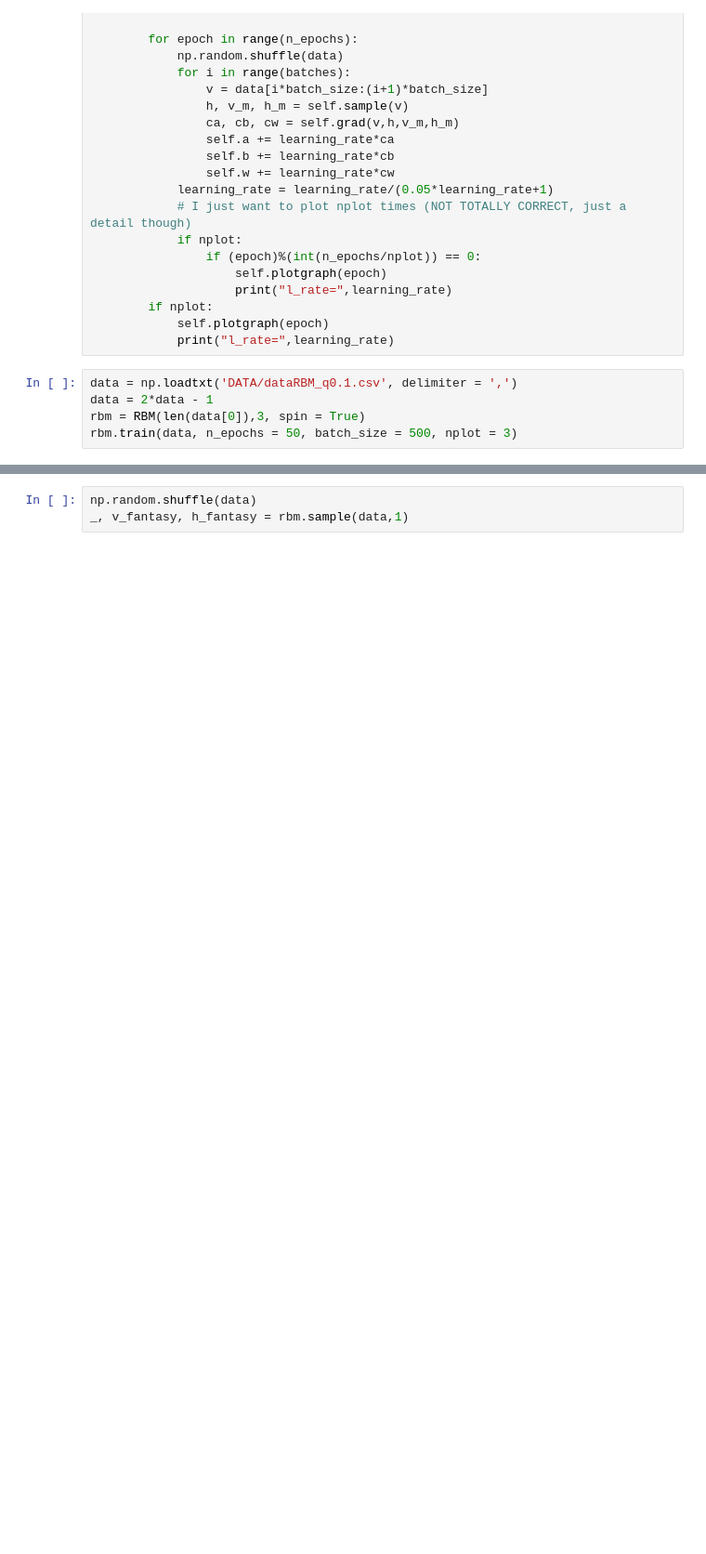
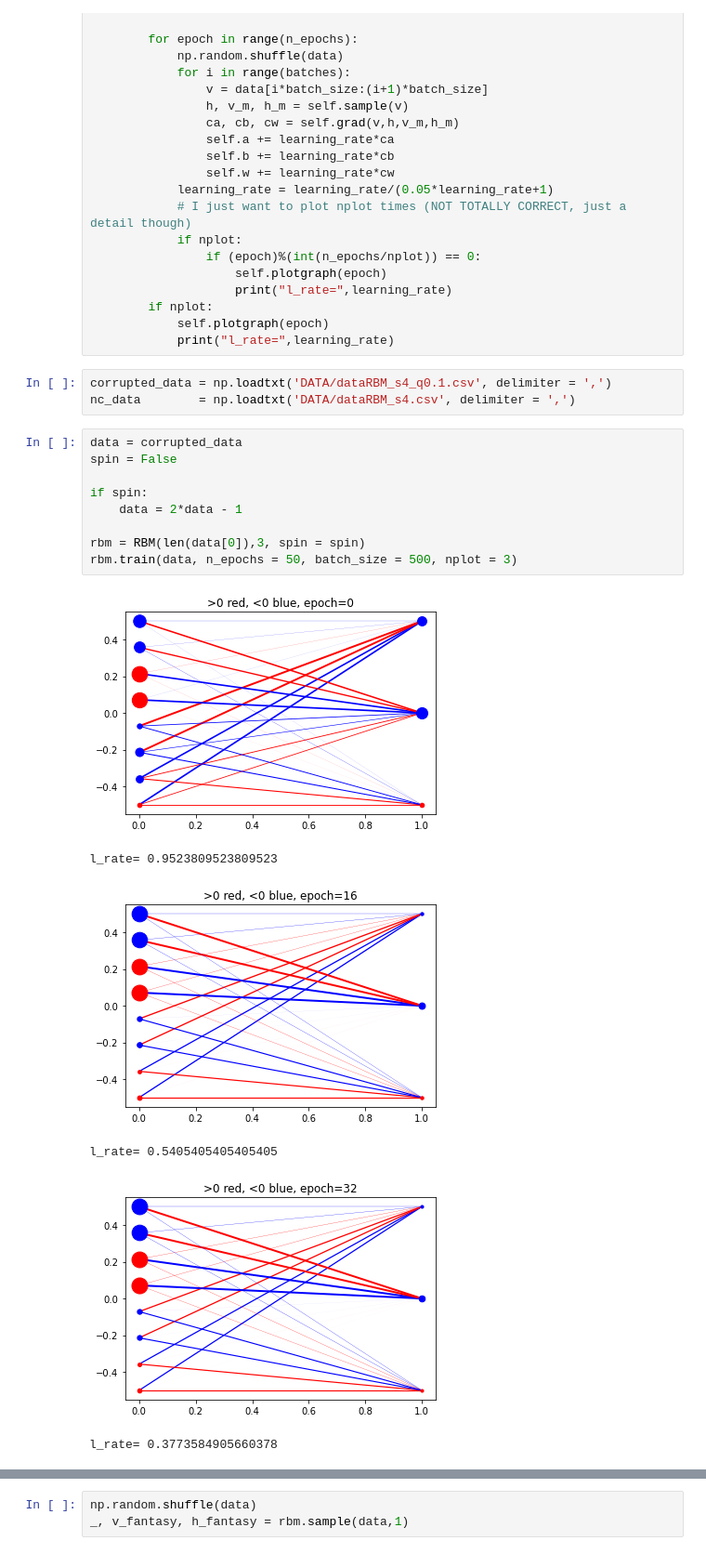
Before and after one commit to drckf/mlreview_notebooks, a Jupyter notebook: jupyter_notebooks/exercises/GitPush_exercise5.ipynb, the cells around one changed output, grey strips where cells are left out. Shown at 93% size. Cells and saved outputs as stored; diff of their text form; blank space fills up the shorter version.

```diff
--- a/jupyter_notebooks/exercises/GitPush_exercise5.ipynb
+++ b/jupyter_notebooks/exercises/GitPush_exercise5.ipynb
@@ -106,8 +114,22 @@ class RBM:
         if nplot:
             self.plotgraph(epoch)
             print("l_rate=",learning_rate)
+# %%
+corrupted_data = np.loadtxt('DATA/dataRBM_s4_q0.1.csv', delimiter = ',')
+nc_data        = np.loadtxt('DATA/dataRBM_s4.csv', delimiter = ',')
 # %%
-data = np.loadtxt('DATA/dataRBM_q0.1.csv', delimiter = ',')
-data = 2*data - 1
-rbm = RBM(len(data[0]),3, spin = True)
+data = corrupted_data
+spin = False
+
+if spin:
+    data = 2*data - 1
+
+rbm = RBM(len(data[0]),3, spin = spin)
 rbm.train(data, n_epochs = 50, batch_size = 500, nplot = 3)
+# %% [output]
+[figure, added]
+l_rate= 0.9523809523809523
+[figure, added]
+l_rate= 0.5405405405405405
+[figure, added]
+l_rate= 0.3773584905660378
```
Also changed, not shown: parts of 7 cells of this notebook, 11 other files.
